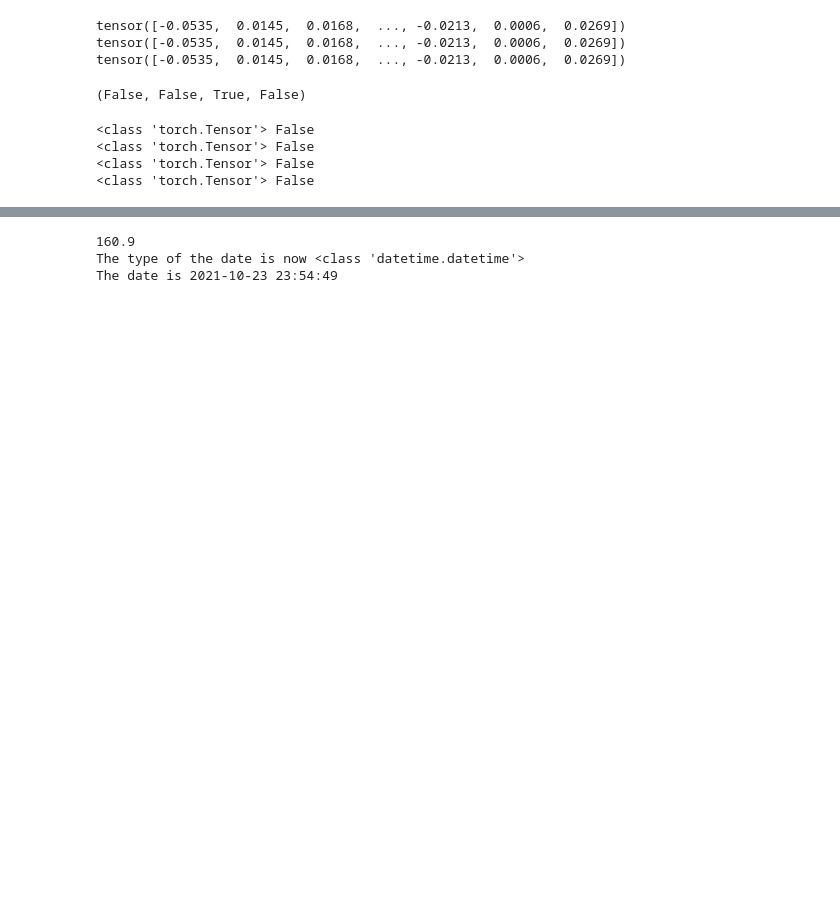
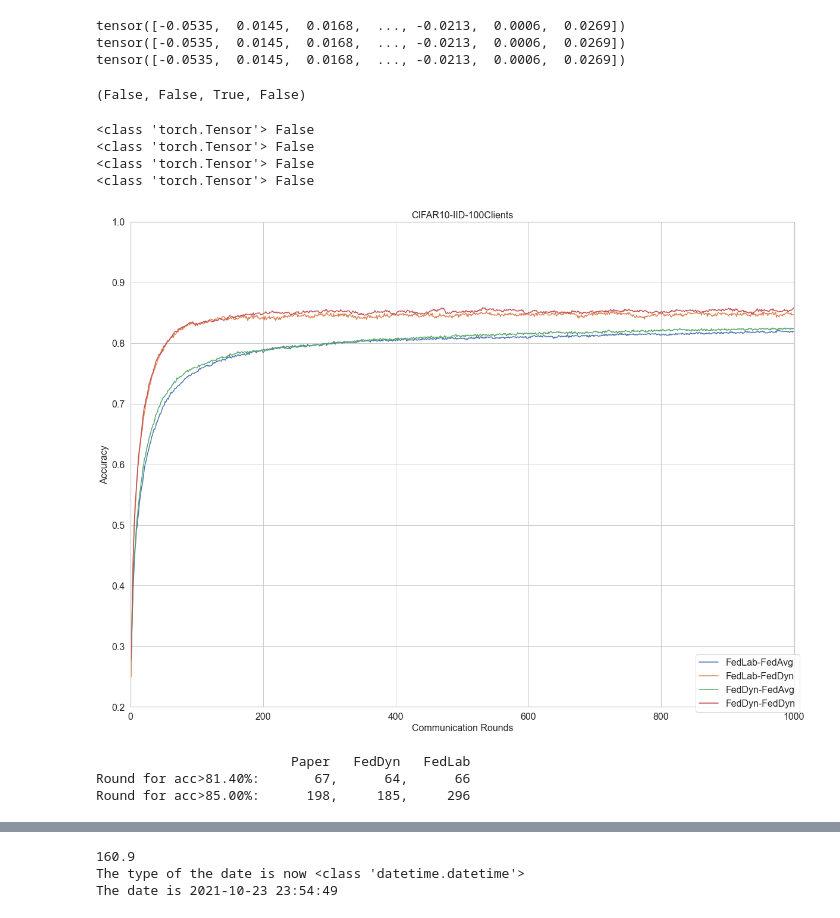
Before and after one commit to SMILELab-FL/FedLab-benchmarks, a Jupyter notebook: fedlab_benchmarks/feddyn/try-feddyn.ipynb, the cells around one changed output, grey strips where cells are left out. Cells and saved outputs as stored; diff of their text form; code cells hidden in the pictures; blank space fills up the shorter version.

```diff
--- a/fedlab_benchmarks/feddyn/try-feddyn.ipynb
+++ b/fedlab_benchmarks/feddyn/try-feddyn.ipynb
@@ -57,9 +58,12 @@ print(type(params4), params4.requires_grad)
 # %%
 def str2list(str):
     lis = str[1:-1].split(',')
+    res = []
     for i, ele in enumerate(lis):
-        lis[i] = float(ele)
-    return lis
+        if len(lis[i]) > 0:
+            res.append(float(ele))
+
+    return res
 
 def result_file_parser(file_name):
     res = dict()
@@ -73,6 +77,57 @@ def result_file_parser(file_name):
                 line = line.split(':')
                 key_name, value_str = line[0], line[1]
                 values = str2list(value_str)
-                res[key_name] = values
+                if len(values)>0:
+                    res[key_name] = values
     return res
+# %%
+res_files = [file for file in os.listdir("./Output/") if file[:7] in ['FedDyn_', 'FedAvg_']]
+all_res = dict()
+for fn in res_files:
+    all_res[fn] = result_file_parser(os.path.join('./Output/', fn))
+
+feddyn_file = [file for file in res_files if file[:7]=='FedDyn_'][0]
+fedavg_file = [file for file in res_files if file[:7]=='FedAvg_'][0]
+
+feddyn_res = all_res[feddyn_file]
+fedavg_res = all_res[fedavg_file]
+# %%
+feddyn_feddyn_res = torch.load('./Output/feddyn-FedDyn_metrics.pkl')
+feddyn_fedavg_res = torch.load('./Output/feddyn-FedAvg_metrics.pkl')
+# %%
+plt.figure(figsize=(20, 15))
+plt.plot(np.arange(len(fedavg_res['acc']))+1, fedavg_res['acc'], label='FedLab-FedAvg')
+plt.plot(np.arange(len(feddyn_res['cld_mdl_test_acc']))+1, feddyn_res['cld_mdl_test_acc'], label='FedLab-FedDyn')
+plt.plot(np.arange(1000)+1, feddyn_fedavg_res['tst_perf_sel_FedAvg'][:,1], label='FedDyn-FedAvg')
+plt.plot(np.arange(1000)+1, feddyn_feddyn_res['tst_perf_sel_FedDyn'][:,1], label='FedDyn-FedDyn')
+plt.ylabel('Accuracy', fontsize=16)
+plt.xlabel('Communication Rounds', fontsize=16)
+plt.legend(fontsize=16, loc='lower right', bbox_to_anchor=(1.015, -0.02))
+plt.xlim([0, len(fedavg_res['acc'])+1])
+plt.ylim([0.2, 1.0])
+plt.title('CIFAR10-IID-100Clients', fontsize=16)
+plt.xticks(fontsize=16)
+plt.yticks(np.arange(0.2, 1.05, step=0.1),fontsize=16)
+plt.grid(True)
+plt.savefig('./Output/CIFAR10_100_iid_plots.png', dpi=1000, bbox_inches='tight')
+# plt.show()
+# %% [output]
+[figure, added]
+# %%
+acc1 = 0.814
+acc2 = 0.85
+paper_acc1_round = 67
+paper_acc2_round = 198
+feddyn_feddyn_acc1_round = np.argwhere(feddyn_feddyn_res['tst_perf_sel_FedDyn'][:,1]>=acc1)[0,0] + 1
+feddyn_feddyn_acc2_round = np.argwhere(feddyn_feddyn_res['tst_perf_sel_FedDyn'][:,1]>=acc2)[0,0] + 1
+fedlab_feddyn_acc1_round = np.argwhere(np.array(feddyn_res['cld_mdl_test_acc'])>=acc1)[0,0] + 1
+fedlab_feddyn_acc2_round = np.argwhere(np.array(feddyn_res['cld_mdl_test_acc'])>=acc2)[0,0] + 1
+
+print("                         Paper   FedDyn   FedLab")
+print(f"Round for acc>{acc1*100:.2f}%: {paper_acc1_round:8d},{feddyn_feddyn_acc1_round:8d},{fedlab_feddyn_acc1_round:8d}")
+print(f"Round for acc>{acc2*100:.2f}%: {paper_acc2_round:8d},{feddyn_feddyn_acc2_round:8d},{fedlab_feddyn_acc2_round:8d}")
+# %% [output]
+                         Paper   FedDyn   FedLab
+Round for acc>81.40%:       67,      64,      66
+Round for acc>85.00%:      198,     185,     296
 # %%
```
Also changed, not shown: parts of 7 cells of this notebook, 7 other files.
